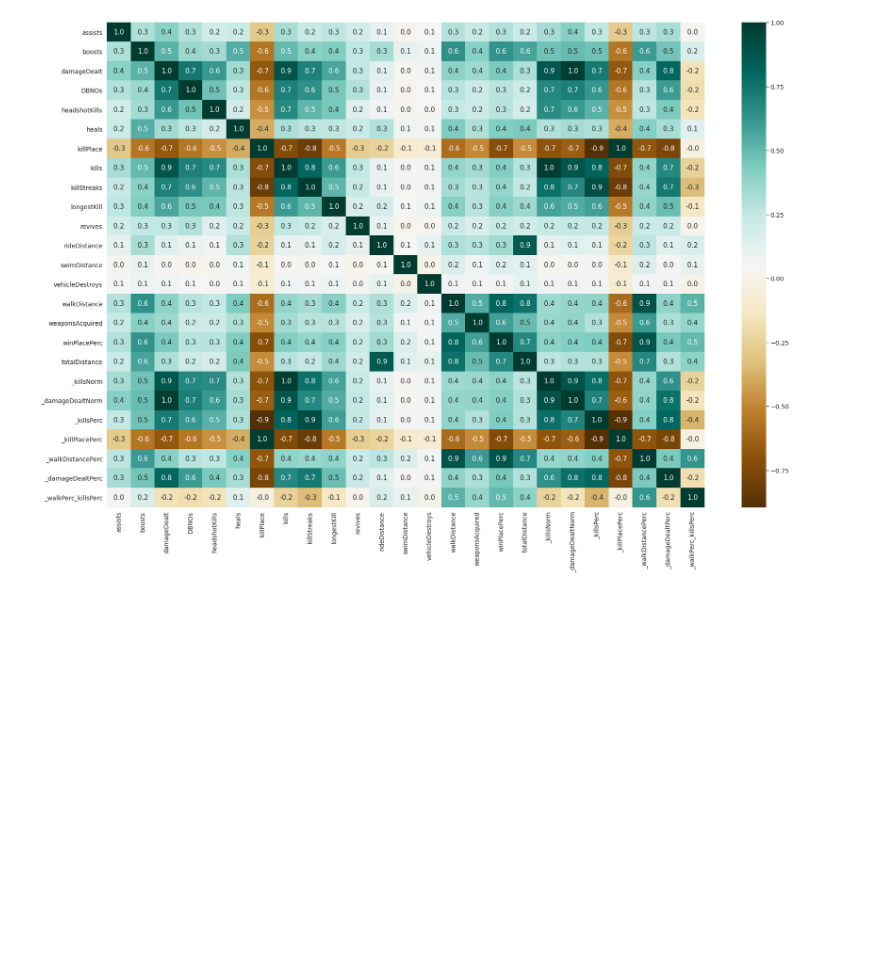
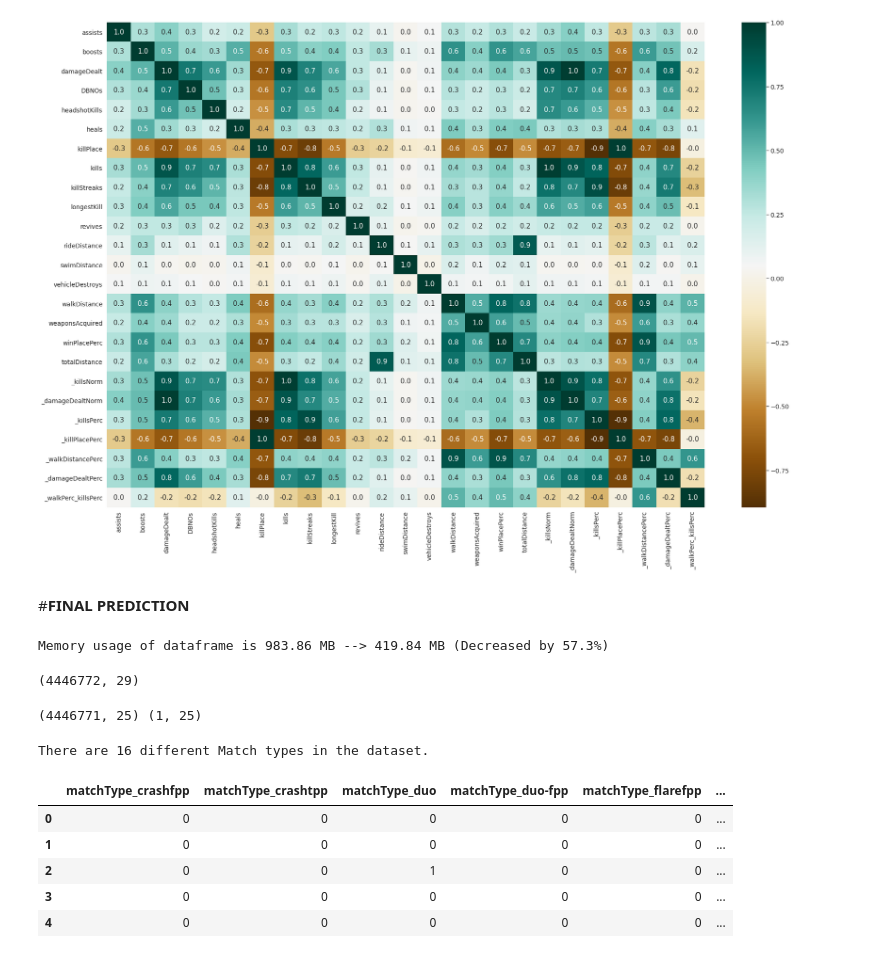
Before and after one commit to ANKITSHARMA98/PUBG-Data-Analysis, a Jupyter notebook: PUBG.ipynb, the cells around one changed output. Drawn from its saved outputs; the diff is of its cells as text; code cells hidden in the pictures; blank space fills up the shorter version.

Commit message:
Final Prediction

```diff
--- a/PUBG.ipynb
+++ b/PUBG.ipynb
@@ -850,3 +850,48 @@ plt.show()
 # %%
 #saving highly correlated data
 cleaned_data.to_csv(  '/content/drive/My Drive/PUBG/Highly_correlated_data.csv', index=False)
+# %% [markdown]
+#**FINAL PREDICTION**
+# %%
+highly_corr = pd.read_csv('/content/drive/My Drive/PUBG/Highly_correlated_data.csv')
+highly_corr = reduce_mem_usage(highly_corr)
+# %% [output]
+Memory usage of dataframe is 983.86 MB --> 419.84 MB (Decreased by 57.3%)
+# %%
+highly_corr.shape
+# %% [output]
+(4446772, 29)
+# %%
+X_train = highly_corr[highly_corr['winPlacePerc'].notnull()].reset_index(drop=True)
+X_test = highly_corr[highly_corr['winPlacePerc'].isnull()].drop(['winPlacePerc'], axis=1).reset_index(drop=True)
+
+
+Y_train = X_train.pop('winPlacePerc')
+X_test_grp = X_test[['matchId','groupId']].copy()
+train_matchId = X_train['matchId']
+
+# drop matchId,groupId
+X_train.drop(['matchId','groupId','Id'], axis=1, inplace=True)
+X_test.drop(['matchId','groupId','Id'], axis=1, inplace=True)
+
+print(X_train.shape, X_test.shape)
+# %% [output]
+(4446771, 25) (1, 25)
+# %%
+print('There are {} different Match types in the dataset.'.format(highly_corr['matchType'].nunique()))
+# %% [output]
+There are 16 different Match types in the dataset.
+# %%
+# One hot encode matchType
+highly_corr = pd.get_dummies(highly_corr, columns=['matchType'])
+
+#encoding
+matchType_encoding = highly_corr.filter(regex='matchType')
+matchType_encoding.head()
+# %% [output]
+|  | matchType_crashfpp | matchType_crashtpp | matchType_duo | matchType_duo-fpp | matchType_flarefpp | ... |
+| 0 | 0 | 0 | 0 | 0 | 0 | ... |
+| 1 | 0 | 0 | 0 | 0 | 0 | ... |
+| 2 | 0 | 0 | 1 | 0 | 0 | ... |
+| 3 | 0 | 0 | 0 | 0 | 0 | ... |
+| 4 | 0 | 0 | 0 | 0 | 0 | ... |
```
Also changed, not shown: parts of 12 cells of this notebook.
